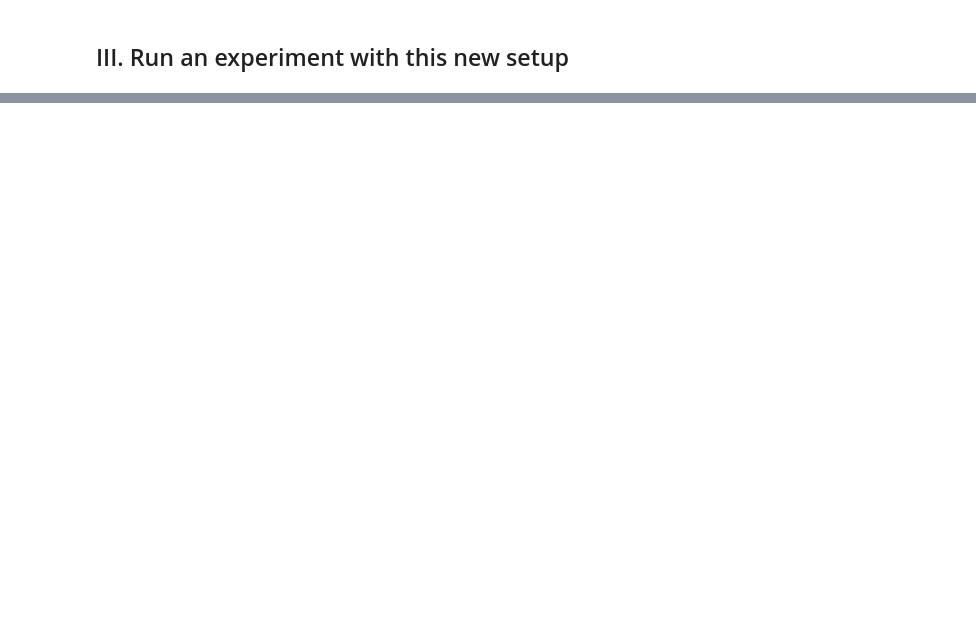
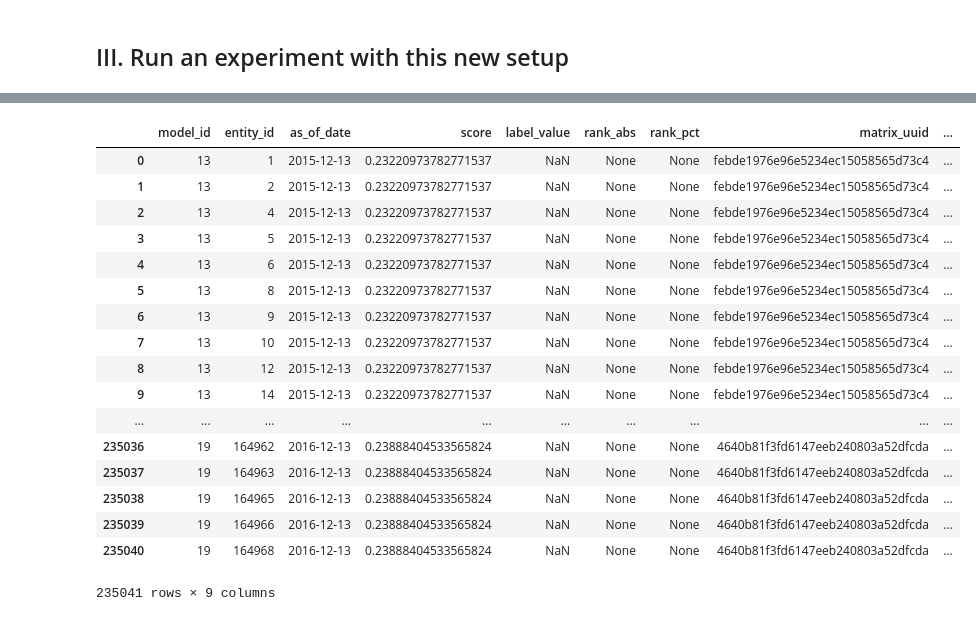
Before and after one commit to dssg/randomize_your_data, a Jupyter notebook: Dirty Duck Example.ipynb, the cells around one changed output, grey strips where cells are left out. Drawn from its saved outputs; the diff is of its cells as text; code cells hidden in the pictures; blank space fills up the shorter version.

```diff
--- a/Dirty Duck Example.ipynb
+++ b/Dirty Duck Example.ipynb
@@ -273,0 +364,4 @@ replace_words_in_file(EXP_CONFIG, new_exp_config, WORD_MAP)
+# %%
+statement = "SELECT * FROM results.models where model_group_id = {};".format(ID_RAND)
+models_rand = execute_sql(statement, dbname, user, host, password, port)
+models_rand
@@ -273,0 +397,23 @@ replace_words_in_file(EXP_CONFIG, new_exp_config, WORD_MAP)
+# %%
+statement = "SELECT * FROM results.predictions where model_id in {};".format(tuple(models_rand.model_id))
+predictions_rand = execute_sql(statement, dbname, user, host, password, port)
+predictions_rand
+# %% [output]
+|  | model_id | entity_id | as_of_date | score | label_value | rank_abs | rank_pct | matrix_uuid | ... |
+| 0 | 13 | 1 | 2015-12-13 | 0.23220973782771537 | NaN | None | None | febde1976e96e5234ec15058565d73c4 | ... |
+| 1 | 13 | 2 | 2015-12-13 | 0.23220973782771537 | NaN | None | None | febde1976e96e5234ec15058565d73c4 | ... |
+| 2 | 13 | 4 | 2015-12-13 | 0.23220973782771537 | NaN | None | None | febde1976e96e5234ec15058565d73c4 | ... |
+| 3 | 13 | 5 | 2015-12-13 | 0.23220973782771537 | NaN | None | None | febde1976e96e5234ec15058565d73c4 | ... |
+| 4 | 13 | 6 | 2015-12-13 | 0.23220973782771537 | NaN | None | None | febde1976e96e5234ec15058565d73c4 | ... |
+| 5 | 13 | 8 | 2015-12-13 | 0.23220973782771537 | NaN | None | None | febde1976e96e5234ec15058565d73c4 | ... |
+| 6 | 13 | 9 | 2015-12-13 | 0.23220973782771537 | NaN | None | None | febde1976e96e5234ec15058565d73c4 | ... |
+| 7 | 13 | 10 | 2015-12-13 | 0.23220973782771537 | NaN | None | None | febde1976e96e5234ec15058565d73c4 | ... |
+| 8 | 13 | 12 | 2015-12-13 | 0.23220973782771537 | NaN | None | None | febde1976e96e5234ec15058565d73c4 | ... |
+| 9 | 13 | 14 | 2015-12-13 | 0.23220973782771537 | NaN | None | None | febde1976e96e5234ec15058565d73c4 | ... |
+| ... | ... | ... | ... | ... | ... | ... | ... | ... | ... |
+| 235036 | 19 | 164962 | 2016-12-13 | 0.23888404533565824 | NaN | None | None | 4640b81f3fd6147eeb240803a52dfcda | ... |
+| 235037 | 19 | 164963 | 2016-12-13 | 0.23888404533565824 | NaN | None | None | 4640b81f3fd6147eeb240803a52dfcda | ... |
+| 235038 | 19 | 164965 | 2016-12-13 | 0.23888404533565824 | NaN | None | None | 4640b81f3fd6147eeb240803a52dfcda | ... |
+| 235039 | 19 | 164966 | 2016-12-13 | 0.23888404533565824 | NaN | None | None | 4640b81f3fd6147eeb240803a52dfcda | ... |
+| 235040 | 19 | 164968 | 2016-12-13 | 0.23888404533565824 | NaN | None | None | 4640b81f3fd6147eeb240803a52dfcda | ... |
+235041 rows × 9 columns
```
Also changed, not shown: parts of 35 cells of this notebook.
